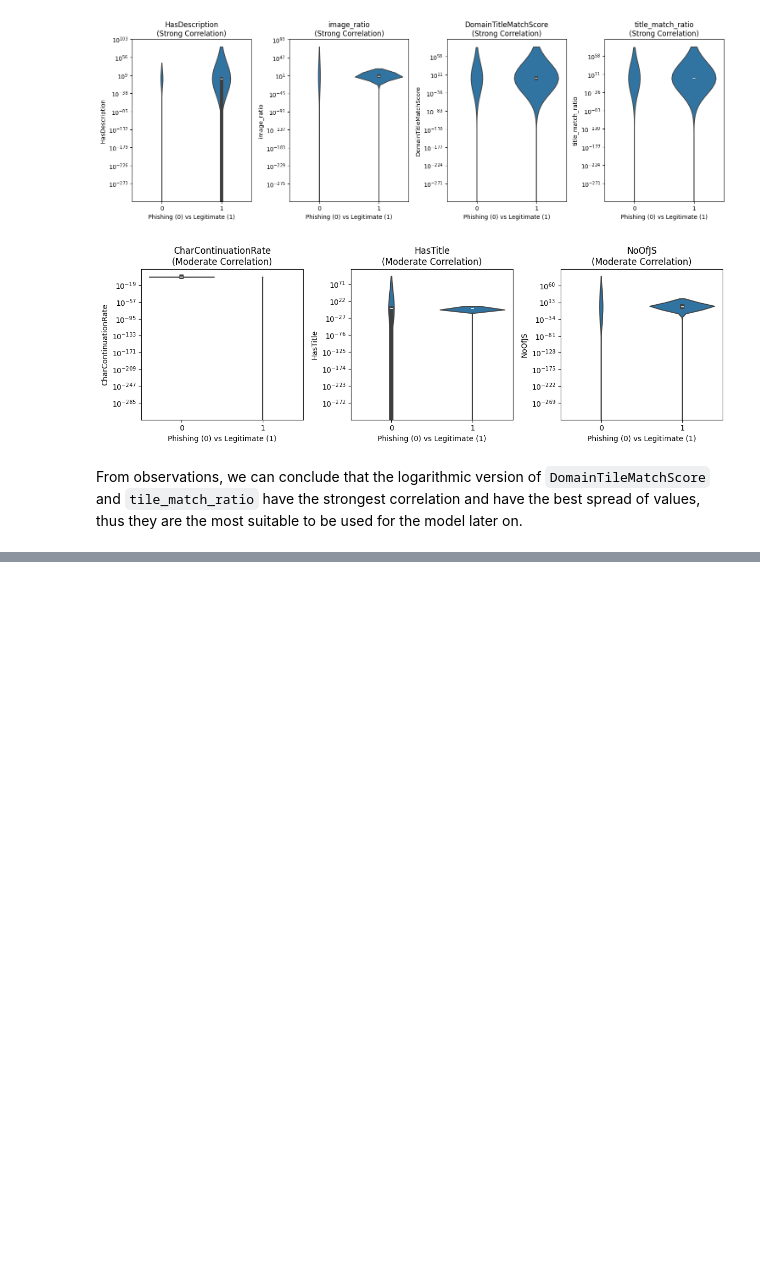
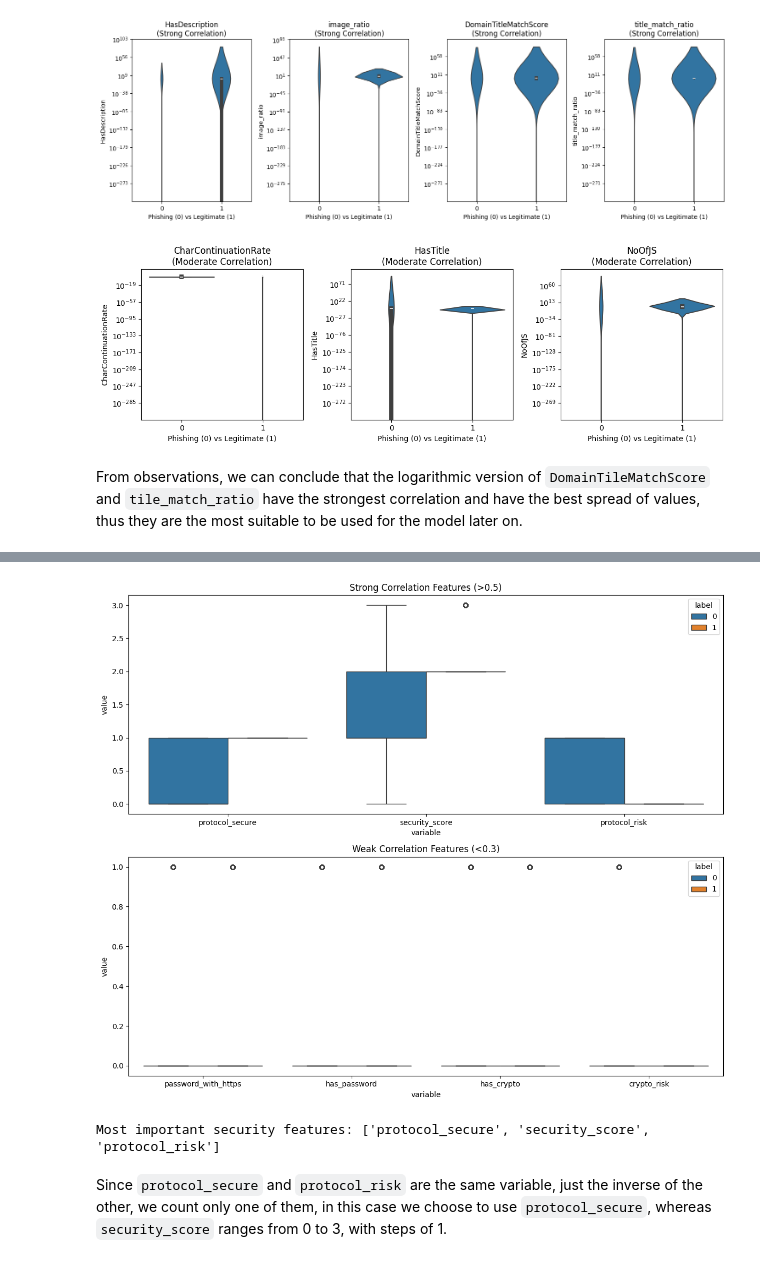
Before and after one commit to gjh0239/AITT-Assignment, a Jupyter notebook: Assignment/Assignment.ipynb, the cells around one changed output, grey strips where cells are left out. Cells and saved outputs as stored; diff of their text form; code cells hidden in the pictures; blank space fills up the shorter version.

```diff
--- a/Assignment/Assignment.ipynb
+++ b/Assignment/Assignment.ipynb
@@ -2434,0 +2703,36 @@ From observations, we can conclude that the logarithmic version of `DomainTileMa
+# %%
+def visualize_security_correlations(df):
+    # Group features
+    strong_features = ['protocol_secure', 'security_score', 'protocol_risk']
+    weak_features = ['password_with_https', 'has_password', 'has_crypto', 'crypto_risk']
+
+    # Create plot
+    fig, axes = plt.subplots(2, 1, figsize=(12, 10))
+
+    # Strong correlations
+    sns.boxplot(data=df.melt(
+        id_vars=['label'],
+        value_vars=strong_features
+    ), x='variable', y='value', hue='label', ax=axes[0])
+    axes[0].set_title('Strong Correlation Features (>0.5)')
+
+    # Weak correlations
+    sns.boxplot(data=df.melt(
+        id_vars=['label'],
+        value_vars=weak_features
+    ), x='variable', y='value', hue='label', ax=axes[1])
+    axes[1].set_title('Weak Correlation Features (<0.3)')
+
+    plt.tight_layout()
+    plt.show()
+
+    return strong_features
+
+# Execute visualization
+important_security_features = visualize_security_correlations(df)
+print("Most important security features:", important_security_features)
+# %% [output]
+[figure, added]
+Most important security features: ['protocol_secure', 'security_score', 'protocol_risk']
+# %% [markdown]
+Since `protocol_secure` and `protocol_risk` are the same variable, just the inverse of the other, we count only one of them, in this case we choose to use `protocol_secure`, whereas `security_score` ranges from 0 to 3, with steps of 1.
```
Also changed, not shown: parts of 29 cells of this notebook.
